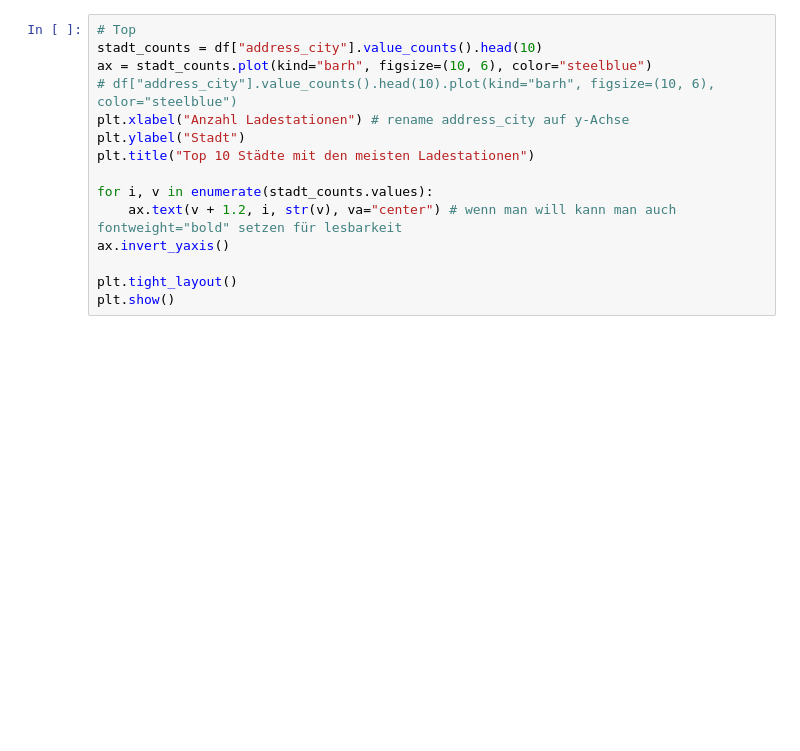
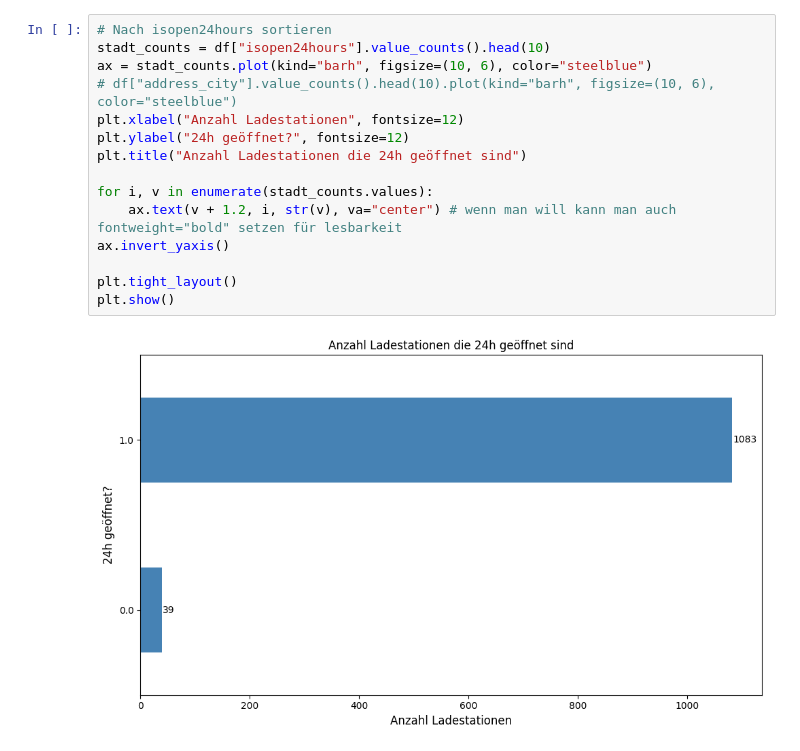
Before and after one commit to macnch33s3/APROG, a Jupyter notebook: PROJECT/api_bridge.ipynb, the cells around one changed output. Cells and saved outputs as stored; diff of their text form; blank space fills up the shorter version.

Commit message:
added more plots

```diff
--- a/PROJECT/api_bridge.ipynb
+++ b/PROJECT/api_bridge.ipynb
@@ -92,15 +91,17 @@ plt.show()
 # %%
-# Top
-stadt_counts = df["address_city"].value_counts().head(10)
+# Nach isopen24hours sortieren
+stadt_counts = df["isopen24hours"].value_counts().head(10)
 ax = stadt_counts.plot(kind="barh", figsize=(10, 6), color="steelblue")
 # df["address_city"].value_counts().head(10).plot(kind="barh", figsize=(10, 6), color="steelblue")
-plt.xlabel("Anzahl Ladestationen") # rename address_city auf y-Achse
-plt.ylabel("Stadt")
-plt.title("Top 10 Städte mit den meisten Ladestationen")
+plt.xlabel("Anzahl Ladestationen", fontsize=12)
+plt.ylabel("24h geöffnet?", fontsize=12)
+plt.title("Anzahl Ladestationen die 24h geöffnet sind")
 
 for i, v in enumerate(stadt_counts.values):
     ax.text(v + 1.2, i, str(v), va="center") # wenn man will kann man auch fontweight="bold" setzen für lesbarkeit
 ax.invert_yaxis()
 
 plt.tight_layout()
 plt.show()
+# %% [output]
+[figure, added]
```
Also changed, not shown: parts of 5 cells of this notebook, 3 other files.
